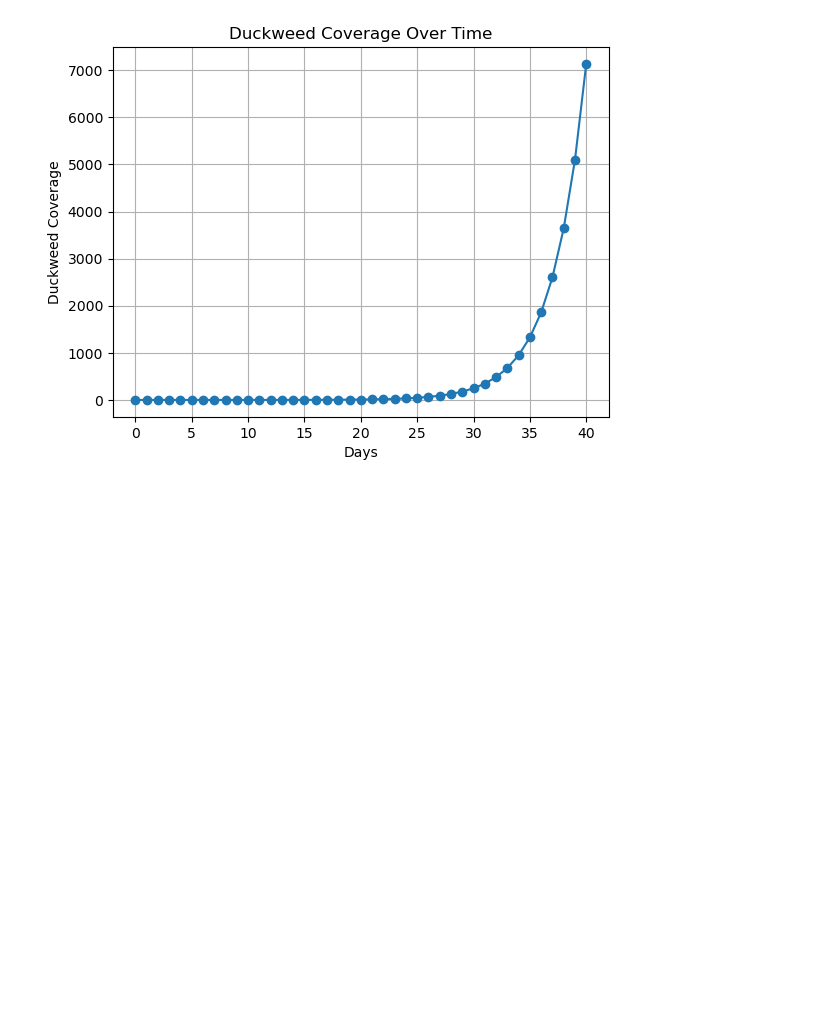
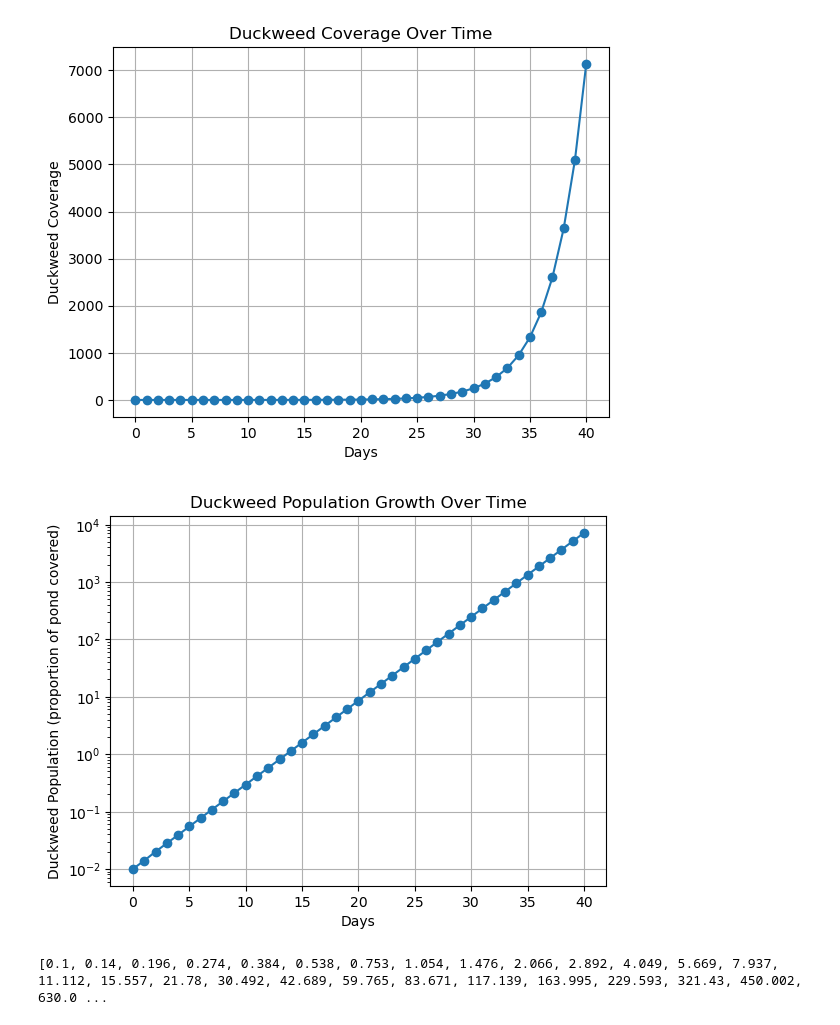
Before and after one commit to alexurling/BIO_350_F25, a Jupyter notebook: IC_assignment2.ipynb, the cells around one changed output. Cells and saved outputs as stored; diff of their text form; code cells hidden in the pictures; blank space fills up the shorter version.

```diff
--- a/IC_assignment2.ipynb
+++ b/IC_assignment2.ipynb
@@ -40,3 +40,20 @@ plt.grid()
 plt.show()
 # %% [output]
 [figure]
+# %%
+# Plot the results with days on the x-axis and population on the y-axis
+#log the y axis variable
+plt.yscale('log')
+days = list(range(41)) # 0 to 40 days
+# create the plot
+plt.plot(days, result, marker='o')
+# Add labels and title
+plt.xlabel('Days')
+plt.ylabel('Duckweed Population (proportion of pond covered)')
+plt.title('Duckweed Population Growth Over Time')
+# Add a grid
+plt.grid()
+# Show the plot
+plt.show()
+# %% [output]
+[figure, added]
@@ -42,0 +86,6 @@ plt.show()
+# %%
+# Run the function with 35 days with an initial population of 0.01
+result = N_exp2(0.1, 35)
+print(result)
+# %% [output]
+[0.1, 0.14, 0.196, 0.274, 0.384, 0.538, 0.753, 1.054, 1.476, 2.066, 2.892, 4.049, 5.669, 7.937, 11.112, 15.557, 21.78, 30.492, 42.689, 59.765, 83.671, 117.139, 163.995, 229.593, 321.43, 450.002, 630.0 ...
```
Also changed, not shown: parts of 2 cells of this notebook, 2 other files.
